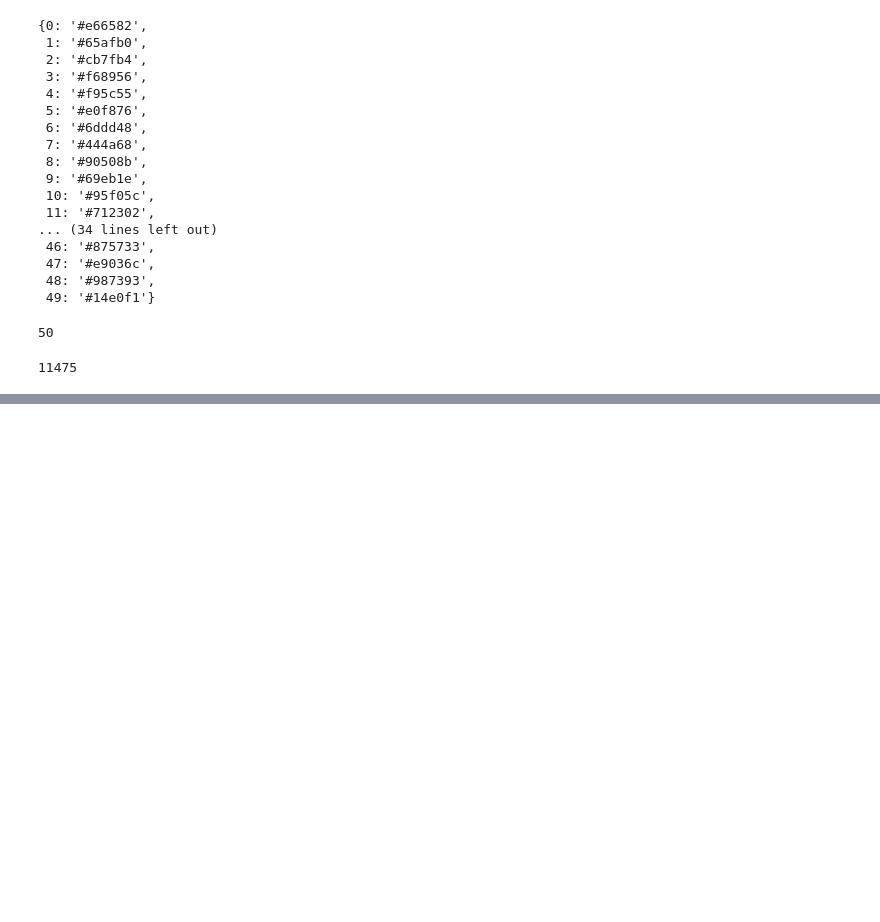
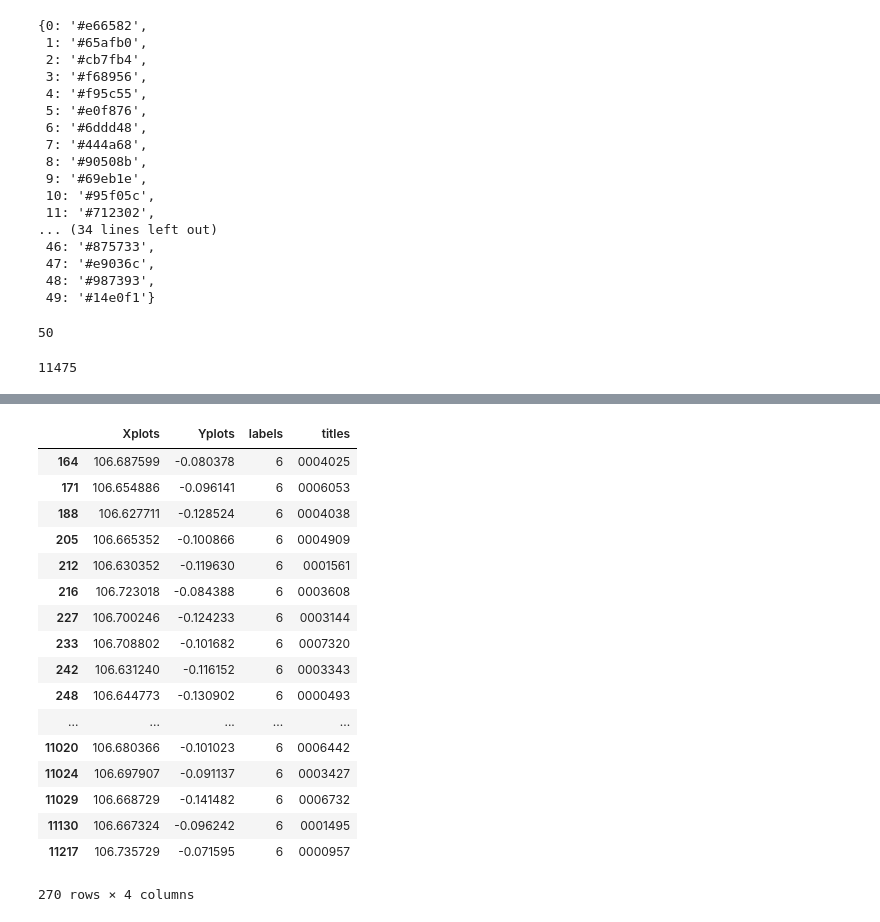
Before and after one commit to Madhivarman/DR, a Jupyter notebook: clustering/Clustering.ipynb, the cells around one changed output, grey strips where cells are left out. Drawn from its saved outputs; the diff is of its cells as text; code cells hidden in the pictures; blank space fills up the shorter version.

```diff
--- a/clustering/Clustering.ipynb
+++ b/clustering/Clustering.ipynb
@@ -620,0 +556,23 @@ ValueError: Circular reference detected
+# %%
+#cluster by groups
+groups = df.groupby('labels') #type as <pandas.core.groupby.DataFrameGroupBy>
+groups.get_group(6)
+# %% [output]
+|  | Xplots | Yplots | labels | titles |
+| 164 | 106.687599 | -0.080378 | 6 | 0004025 |
+| 171 | 106.654886 | -0.096141 | 6 | 0006053 |
+| 188 | 106.627711 | -0.128524 | 6 | 0004038 |
+| 205 | 106.665352 | -0.100866 | 6 | 0004909 |
+| 212 | 106.630352 | -0.119630 | 6 | 0001561 |
+| 216 | 106.723018 | -0.084388 | 6 | 0003608 |
+| 227 | 106.700246 | -0.124233 | 6 | 0003144 |
+| 233 | 106.708802 | -0.101682 | 6 | 0007320 |
+| 242 | 106.631240 | -0.116152 | 6 | 0003343 |
+| 248 | 106.644773 | -0.130902 | 6 | 0000493 |
+| ... | ... | ... | ... | ... |
+| 11020 | 106.680366 | -0.101023 | 6 | 0006442 |
+| 11024 | 106.697907 | -0.091137 | 6 | 0003427 |
+| 11029 | 106.668729 | -0.141482 | 6 | 0006732 |
+| 11130 | 106.667324 | -0.096242 | 6 | 0001495 |
+| 11217 | 106.735729 | -0.071595 | 6 | 0000957 |
+270 rows × 4 columns
```
Also changed, not shown: parts of 7 cells of this notebook.
